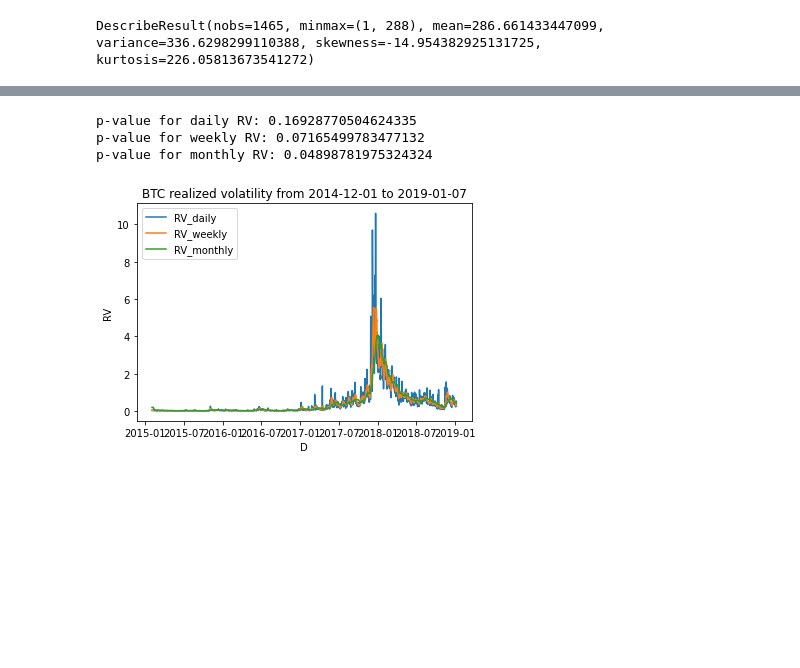
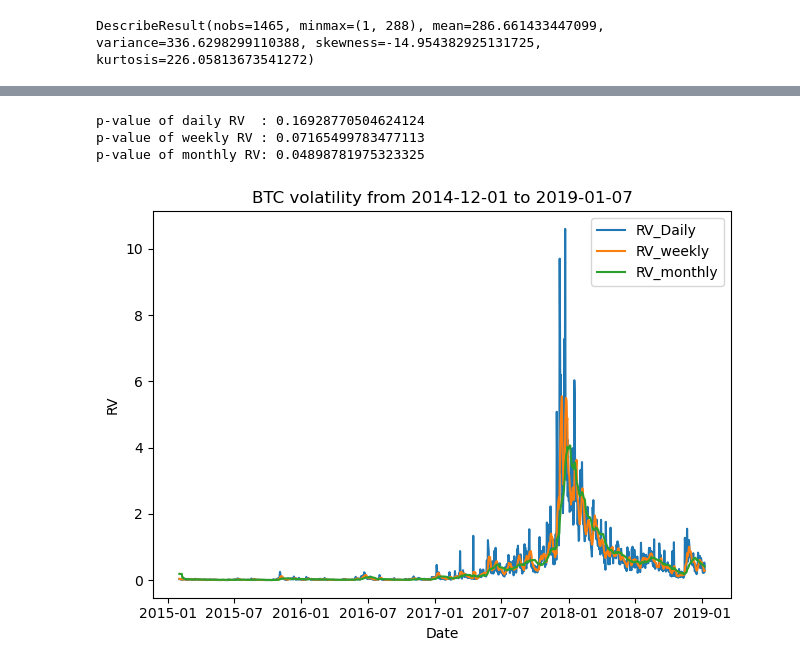
Before and after one commit to eminydn/Bitcoin_Timeseries_Prediction_with_Har-RV_Forecasting, a Jupyter notebook: Har_RV1.ipynb, the cells around one changed output, grey strips where cells are left out. Drawn from its saved outputs; the diff is of its cells as text; code cells hidden in the pictures; blank space fills up the shorter version.

```diff
--- a/Har_RV1.ipynb
+++ b/Har_RV1.ipynb
@@ -122,8 +121,8 @@ stats.describe(n_periods)
 # %% [output]
 DescribeResult(nobs=1465, minmax=(1, 288), mean=286.661433447099, variance=336.6298299110388, skewness=-14.954382925131725, kurtosis=226.05813673541272)
 # %%
-df.loc[df["D"] != df["D"].shift(), "Per"]  = n_periods
+df.loc[df["Date"] != df["Date"].shift(), "PerDay"]  = n_periods
 df.fillna(method = 'ffill', inplace = True)
 
-df["Ret"] = np.where(df["D"] == df["D"].shift(),
-                    ( (df["Close"]-df["Close"].shift()) * 1/df["Per"] ) **2, np.nan)
+df["Ret"] = np.where(df["Date"] == df["Date"].shift(), np.square((df["Close"]-df["Close"].shift()) * 1/df["PerDay"]), np.nan)
+df
@@ -130,5 +144,6 @@ df["Ret"] = np.where(df["D"] == df["D"].shift(),
 # %%
-rv = df.groupby("D")["Ret"].agg(np.sum).to_frame()
+rv = df.groupby("Date")["Ret"].agg(np.sum)
+rv = rv.to_frame()
 rv
 # %% [output]
 |  | Ret |
@@ -146,7 +161,7 @@ rv
 | 2019-01-07 | 0.067479 |
 1465 rows × 1 columns
 # %%
-rv.columns = ["RV_daily"]
-rv["RV_daily"] = np.sqrt(rv["RV_daily"])
-rv.head(52)
+rv.columns = ["RV_Daily"]
+rv["RV_Daily"] = np.sqrt(rv["RV_Daily"])
+rv
 # %% [output]
@@ -179,6 +182,6 @@ plt.show()
 # %%
-rv["RV_weekly"] = rv["RV_daily"].rolling(7).mean()
-rv["RV_monthly"] = rv["RV_daily"].rolling(30).mean()
+rv["RV_weekly"] = rv["RV_Daily"].rolling(7).mean()
+rv["RV_monthly"] = rv["RV_Daily"].rolling(30).mean()
 rv.dropna(inplace = True)
-rv.tail()
+rv
 # %% [output]
@@ -192,14 +202,15 @@ rv.tail()
 # %%
-print("p-value for daily RV:", adf(rv["RV_daily"].values)[1])
-print("p-value for weekly RV:",adf(rv["RV_weekly"].values)[1])
-print("p-value for monthly RV:",adf(rv["RV_monthly"].values)[1])
+print("p-value of daily RV  :",adf(rv["RV_Daily"].values)[1])
+print("p-value of weekly RV :",adf(rv["RV_weekly"].values)[1])
+print("p-value of monthly RV:",adf(rv["RV_monthly"].values)[1])
 # %% [output]
-p-value for daily RV: 0.16928770504624335
-p-value for weekly RV: 0.07165499783477132
-p-value for monthly RV: 0.04898781975324324
+p-value of daily RV  : 0.16928770504624124
+p-value of weekly RV : 0.07165499783477113
+p-value of monthly RV: 0.04898781975323325
 # %%
-rv[["RV_daily","RV_weekly","RV_monthly"]].plot(title = f"BTC realized volatility from {df.index.date[0]} to {df.index.date[-1]}")
+rv[["RV_Daily","RV_weekly","RV_monthly"]].plot(title = f"BTC volatility from {df.index.date[0]} to {df.index.date[-1]}")
+plt.tight_layout()
 plt.ylabel("RV")
 plt.show()
 # %% [output]
-[figure, old version]
+[figure, new version]
```
Also changed, not shown: parts of 23 cells of this notebook.
